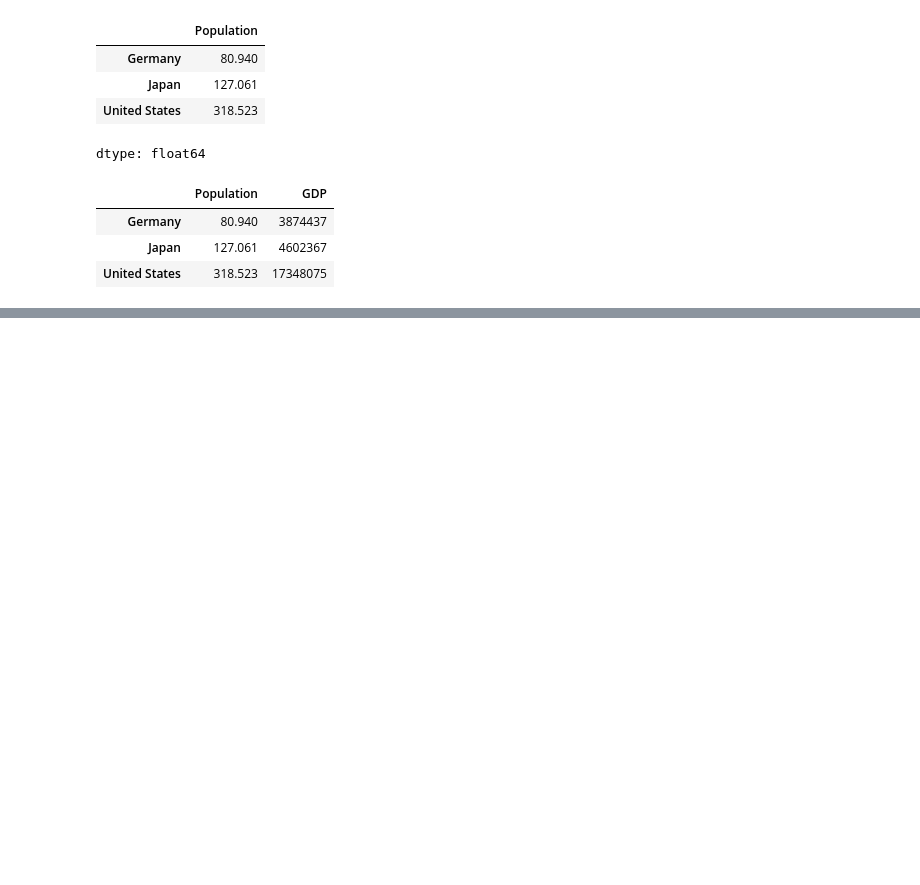
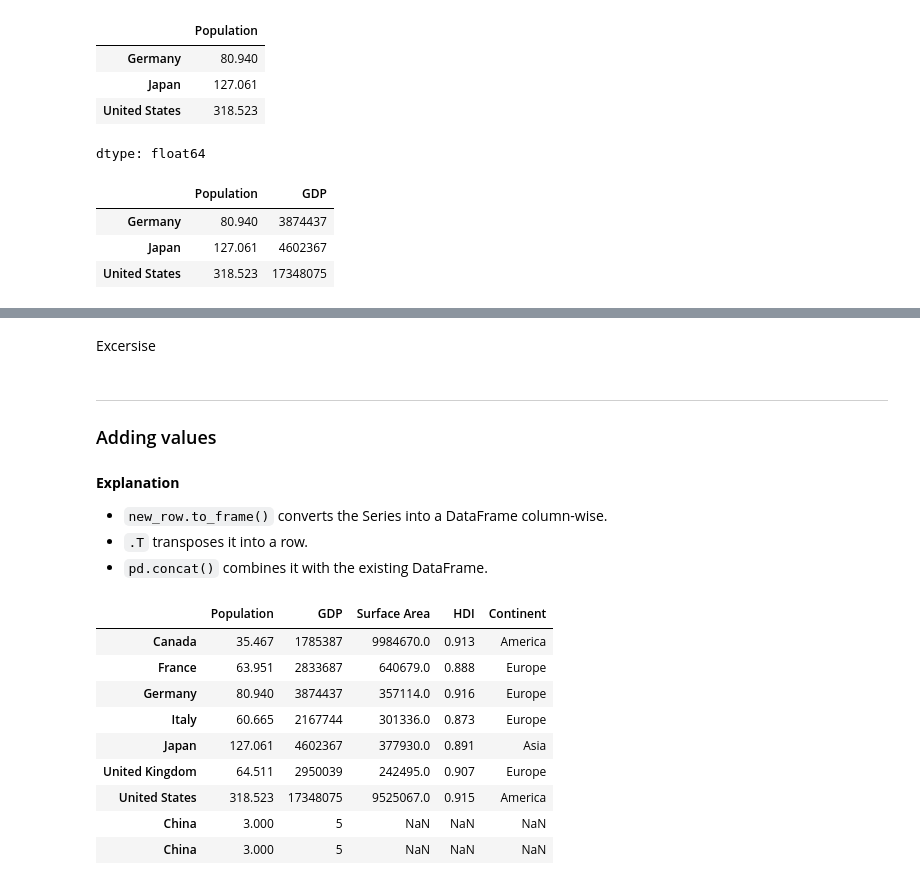
Before and after one commit to NirmaliePerera/FreeCodeCamp_DataAnalysisWithPython, a Jupyter notebook: 3_Learning_Pandas_DataFrames.ipynb, the cells around one changed output, grey strips where cells are left out. Cells and saved outputs as stored; diff of their text form; code cells hidden in the pictures; blank space fills up the shorter version.

```diff
--- a/3_Learning_Pandas_DataFrames.ipynb
+++ b/3_Learning_Pandas_DataFrames.ipynb
@@ -401,0 +573,2 @@ Opposed to the concept of selection, we have "dropping". Instead of pointing out
+# %%
+df['Language'] = langs
@@ -401,0 +589,2 @@ Opposed to the concept of selection, we have "dropping". Instead of pointing out
+# %%
+df['Language'] = 'English'
@@ -401,0 +668,4 @@ Opposed to the concept of selection, we have "dropping". Instead of pointing out
+# %%
+df.drop(columns='Language', inplace=True)
+# %% [markdown]
+Excersise
@@ -401,0 +686,3 @@ Opposed to the concept of selection, we have "dropping". Instead of pointing out
+# %% [markdown]
+---
+### Adding values
@@ -401,0 +702,19 @@ Opposed to the concept of selection, we have "dropping". Instead of pointing out
+# %% [markdown]
+**Explanation**
+
+* `new_row.to_frame()` converts the Series into a DataFrame column-wise.
+* `.T` transposes it into a row.
+* `pd.concat()` combines it with the existing DataFrame.
+# %%
+df
+# %% [output]
+|  | Population | GDP | Surface Area | HDI | Continent |
+| Canada | 35.467 | 1785387 | 9984670.0 | 0.913 | America |
+| France | 63.951 | 2833687 | 640679.0 | 0.888 | Europe |
+| Germany | 80.940 | 3874437 | 357114.0 | 0.916 | Europe |
+| Italy | 60.665 | 2167744 | 301336.0 | 0.873 | Europe |
+| Japan | 127.061 | 4602367 | 377930.0 | 0.891 | Asia |
+| United Kingdom | 64.511 | 2950039 | 242495.0 | 0.907 | Europe |
+| United States | 318.523 | 17348075 | 9525067.0 | 0.915 | America |
+| China | 3.000 | 5 | NaN | NaN | NaN |
+| China | 3.000 | 5 | NaN | NaN | NaN |
```
Also changed, not shown: parts of 77 cells of this notebook.
